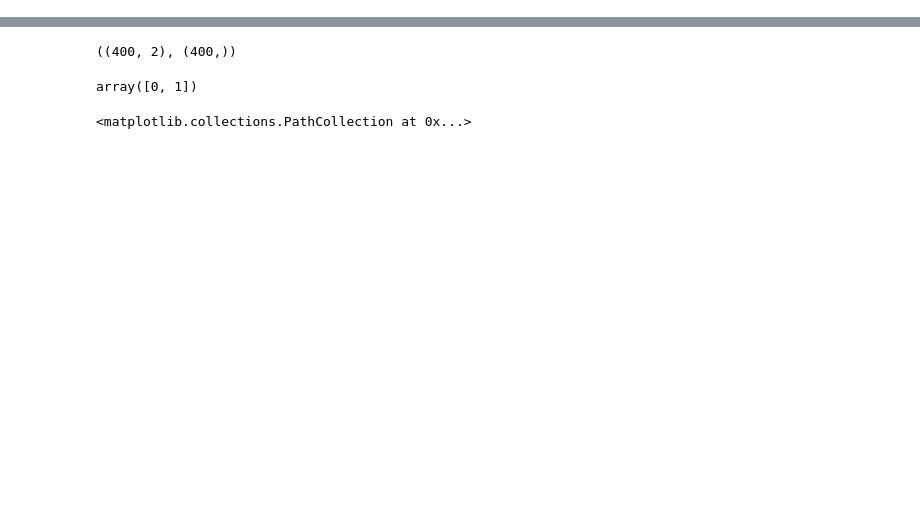
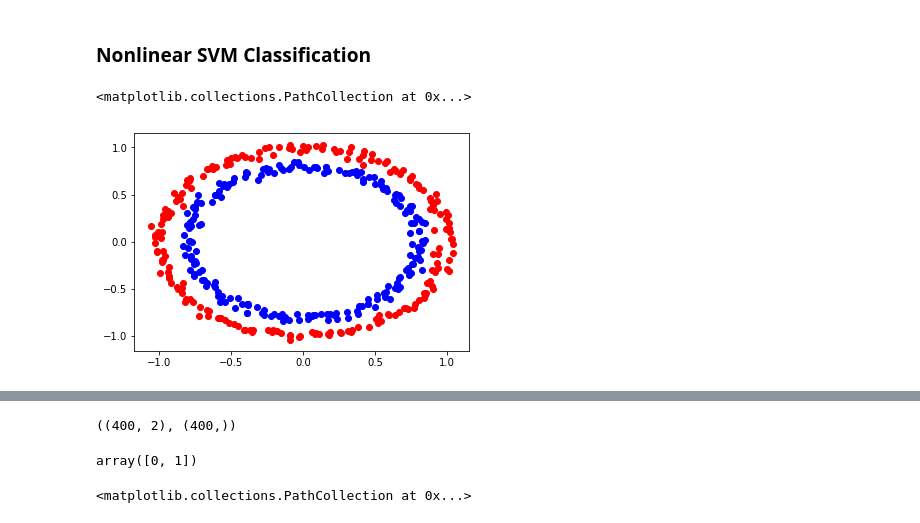
Before and after one commit to sivico26/ML-biocomp, a Jupyter notebook: notebooks/lectures/lect3-models.ipynb, the cells around one changed output, grey strips where cells are left out. Drawn from its saved outputs; the diff is of its cells as text; code cells hidden in the pictures; blank space fills up the shorter version.

```diff
--- a/notebooks/lectures/lect3-models.ipynb
+++ b/notebooks/lectures/lect3-models.ipynb
@@ -7,0 +52,10 @@ from IPython.display import Image
+# %% [markdown]
+### Nonlinear SVM Classification
+# %%
+X,y = make_circles(400, noise=0.03)
+
+plt.scatter(X[y==0][:,0], X[y==0][:,1], color='red')
+plt.scatter(X[y==1][:,0], X[y==1][:,1], color='blue')
+# %% [output]
+<matplotlib.collections.PathCollection at 0x...>
+[figure, added]
```
Also changed, not shown: parts of 44 cells of this notebook, 6 other files.
